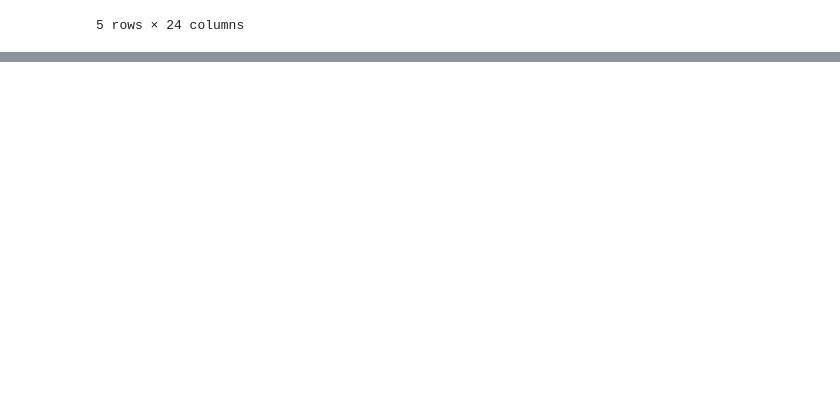
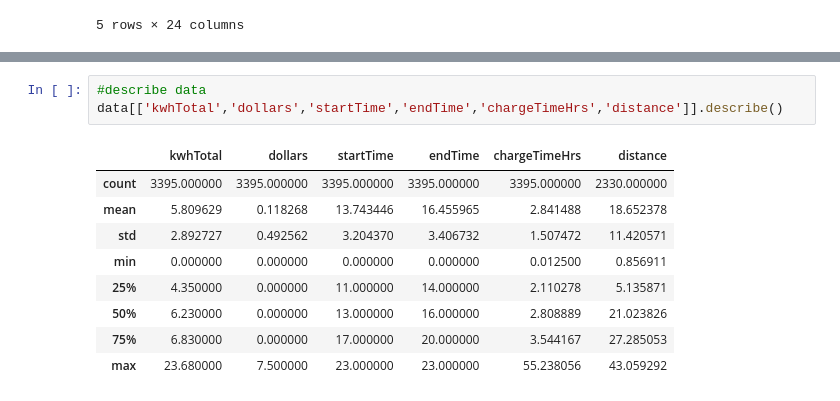
Before and after one commit to archeana/7DayWWCData, a Jupyter notebook: my-electric-car-analysis.ipynb, the cells around one changed output, grey strips where cells are left out. Drawn from its saved outputs; the diff is of its cells as text; blank space fills up the shorter version.

```diff
--- a/my-electric-car-analysis.ipynb
+++ b/my-electric-car-analysis.ipynb
@@ -45,0 +235,13 @@ data.describe()
+# %%
+#describe data
+data[['kwhTotal','dollars','startTime','endTime','chargeTimeHrs','distance']].describe()
+# %% [output]
+|  | kwhTotal | dollars | startTime | endTime | chargeTimeHrs | distance |
+| count | 3395.000000 | 3395.000000 | 3395.000000 | 3395.000000 | 3395.000000 | 2330.000000 |
+| mean | 5.809629 | 0.118268 | 13.743446 | 16.455965 | 2.841488 | 18.652378 |
+| std | 2.892727 | 0.492562 | 3.204370 | 3.406732 | 1.507472 | 11.420571 |
+| min | 0.000000 | 0.000000 | 0.000000 | 0.000000 | 0.012500 | 0.856911 |
+| 25% | 4.350000 | 0.000000 | 11.000000 | 14.000000 | 2.110278 | 5.135871 |
+| 50% | 6.230000 | 0.000000 | 13.000000 | 16.000000 | 2.808889 | 21.023826 |
+| 75% | 6.830000 | 0.000000 | 17.000000 | 20.000000 | 3.544167 | 27.285053 |
+| max | 23.680000 | 7.500000 | 23.000000 | 23.000000 | 55.238056 | 43.059292 |
```
Also changed, not shown: parts of 11 cells of this notebook.
